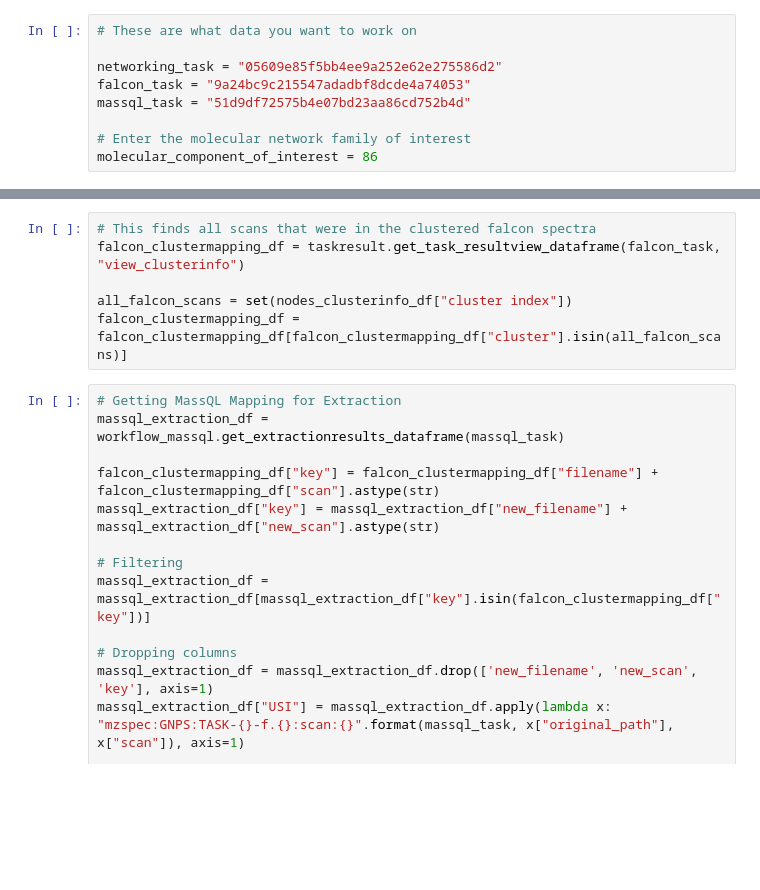
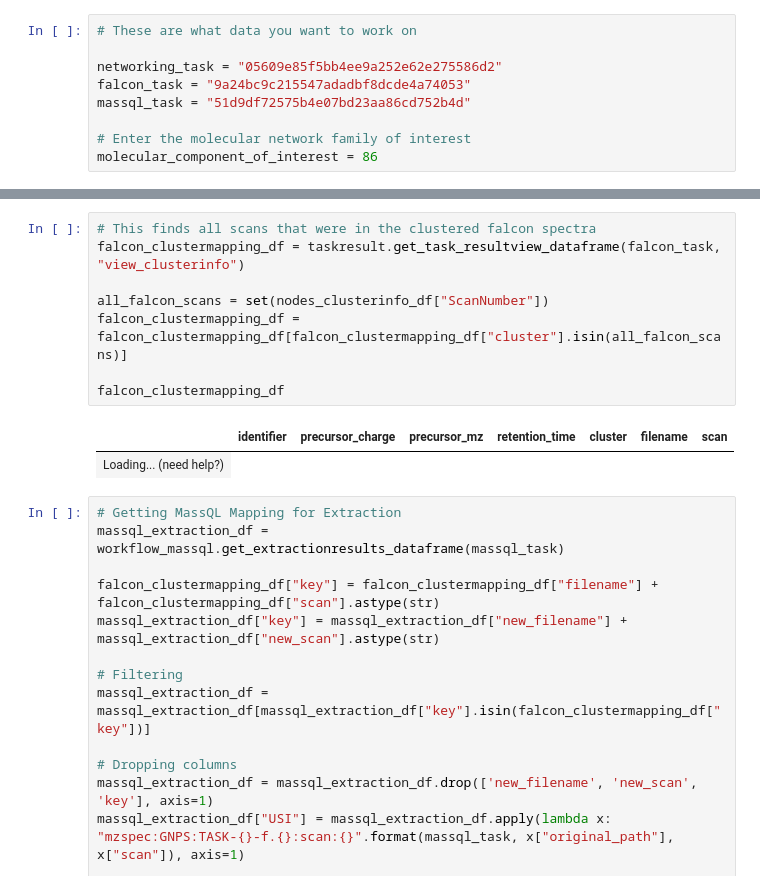
Before and after one commit to Wang-Bioinformatics-Lab/MassQL_Networking_Connection_Notebook, a Jupyter notebook: src/jupyternotebook.ipynb, the cells around one changed output, grey strips where cells are left out. Saved outputs shown, nothing was run; the diff lists cells and outputs as text; blank space fills up the shorter version.

```diff
--- a/src/jupyternotebook.ipynb
+++ b/src/jupyternotebook.ipynb
@@ -39,9 +39,14 @@ nodes_clusterinfo_df
 # %%
 # This finds all scans that were in the clustered falcon spectra
 falcon_clustermapping_df = taskresult.get_task_resultview_dataframe(falcon_task, "view_clusterinfo")
 
-all_falcon_scans = set(nodes_clusterinfo_df["cluster index"])
+all_falcon_scans = set(nodes_clusterinfo_df["ScanNumber"])
 falcon_clustermapping_df = falcon_clustermapping_df[falcon_clustermapping_df["cluster"].isin(all_falcon_scans)]
+
+falcon_clustermapping_df
+# %% [output]
+|  | identifier | precursor_charge | precursor_mz | retention_time | cluster | filename | scan |
+| Loading... (need help?) |
 # %%
 # Getting MassQL Mapping for Extraction
 massql_extraction_df = workflow_massql.get_extractionresults_dataframe(massql_task)
```
